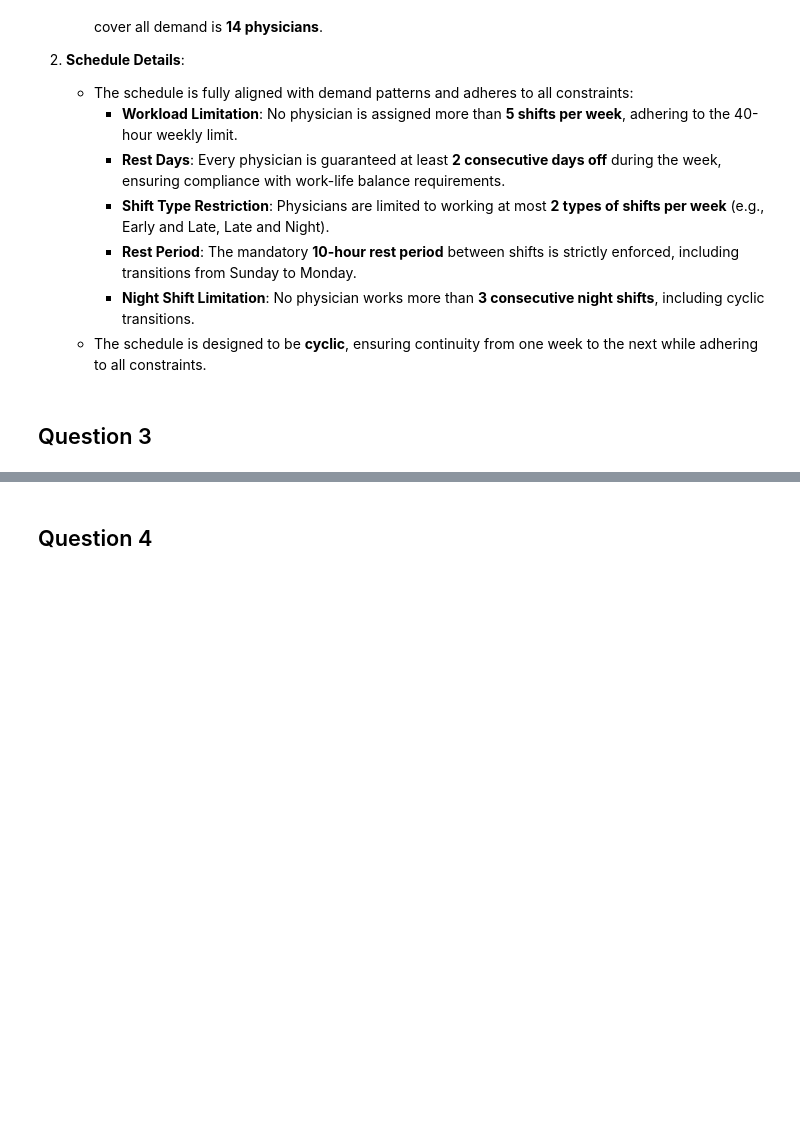
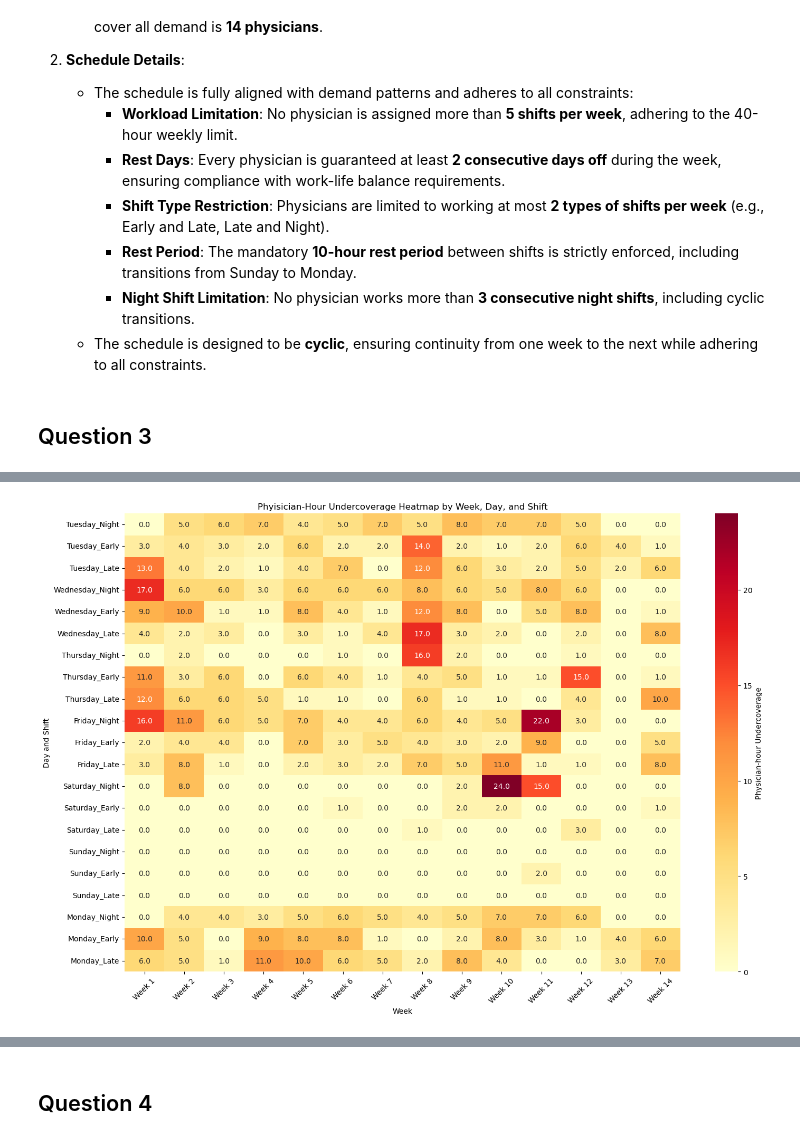
Before and after one commit to mbernahr/Prescriptive_Analytics, a Jupyter notebook: PA_Project.ipynb, the cells around one changed output, grey strips where cells are left out. Cells and saved outputs as stored; diff of their text form; code cells hidden in the pictures; blank space fills up the shorter version.

```diff
--- a/PA_Project.ipynb
+++ b/PA_Project.ipynb
@@ -973,0 +980,5 @@ plt.show()
+# %%
+df = pd.read_csv("Project_Data.csv", sep=";", index_col="index")
+
+demand_hour = df.copy()
+demand_hour
@@ -973,0 +1065,7 @@ plt.show()
+# %%
+demand_hour['ShiftID'] = (
+    demand_hour.groupby(['Week', 'DayName', 'Shift'], sort=False)
+    .ngroup() + 1
+)
+
+demand_hour_by_shift = demand_hour.set_index('ShiftID')
@@ -973,0 +1105,6 @@ plt.show()
+# %%
+# Get schedule from Q2
+schedule_q2 = schedule_df.copy()
+schedule_q2['count'] = schedule_q2['Assigned'].apply(lambda x: len(x))
+schedule_q2.set_index(['Day', 'Shift'], inplace=True)
+schedule_q2
@@ -973,0 +1190,64 @@ plt.show()
+# %%
+# Define day order starting with Tuesday
+day_order = ['Tuesday', 'Wednesday', 'Thursday', 'Friday', 'Saturday', 'Sunday', 'Monday']
+shift_order = ['Night', 'Early', 'Late']
+
+# Convert dictionary to DataFrame
+heatmap_data = []
+for (week, day, shift), undercoverage in undercoverage_dict.items():
+    # Extract week number for proper sorting
+    week_num = int(week.split()[1])
+    heatmap_data.append({
+        'Week': week,
+        'Week_Num': week_num,  # Add numerical week for sorting
+        'Day': day,
+        'Shift': shift,
+        'Day_Shift': f"{day}_{shift}",
+        'Undercoverage': undercoverage
+    })
+
+heatmap_df = pd.DataFrame(heatmap_data)
+
+# Sort by week number
+heatmap_df = heatmap_df.sort_values('Week_Num')
+
+# Create all possible Day_Shift combinations in correct order
+day_shift_order = [f"{day}_{shift}" for day in day_order for shift in shift_order]
+
+# Pivot and reindex to ensure correct order
+heatmap_pivot = heatmap_df.pivot(
+    index='Day_Shift',
+    columns='Week',
+    values='Undercoverage'
+)
+heatmap_pivot = heatmap_pivot.reindex(day_shift_order)
+
+# Sort columns by week number
+week_order = [f"Week {i}" for i in sorted([int(w.split()[1]) for w in heatmap_pivot.columns])]
+heatmap_pivot = heatmap_pivot.reindex(columns=week_order)
+
+# Create the heatmap
+plt.figure(figsize=(15, 10))
+sns.heatmap(
+    heatmap_pivot,
+    cmap='YlOrRd',
+    annot=True,
+    fmt='.1f',
+    cbar_kws={'label': 'Physician-hour Undercoverage'},
+)
+
+# Customize the plot
+plt.title('Phyisician-Hour Undercoverage Heatmap by Week, Day, and Shift')
+plt.xlabel('Week')
+plt.ylabel('Day and Shift')
+
+# Rotate x-axis labels for better readability
+plt.xticks(rotation=45)
+
+# Adjust layout to prevent label cutoff
+plt.tight_layout()
+
+# Show the plot
+plt.show()
+# %% [output]
+[figure, added]
```
Also changed, not shown: parts of 46 cells of this notebook.
